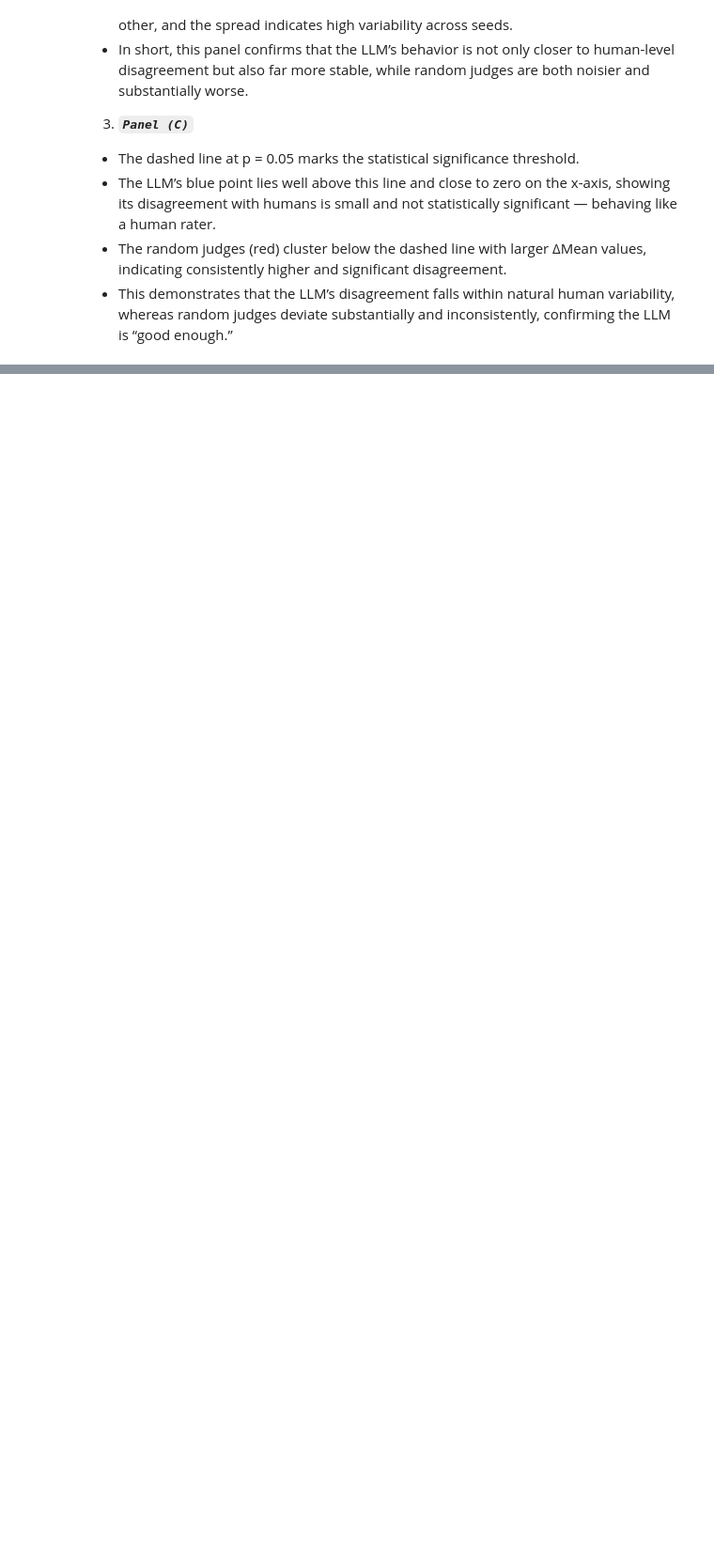
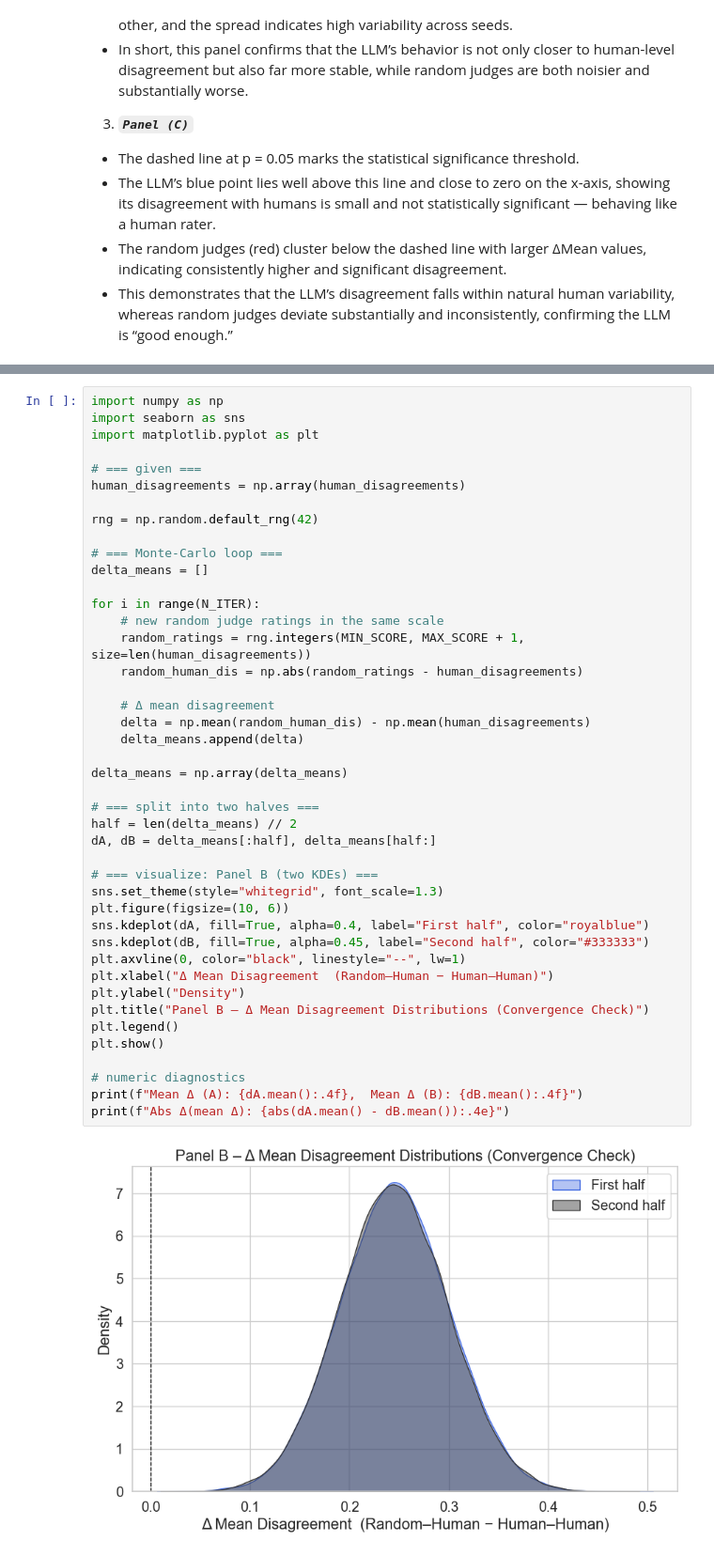
Before and after one commit to Ocean-code-1995/llm-judge-good-enough, a Jupyter notebook: politifact/src/analysis.ipynb, the cells around one changed output, grey strips where cells are left out. Shown at 94% size. Cells and saved outputs as stored; diff of their text form; blank space fills up the shorter version.

```diff
--- a/politifact/src/analysis.ipynb
+++ b/politifact/src/analysis.ipynb
@@ -413,0 +514,45 @@ judge.visualize_robustness(
+# %%
+import numpy as np
+import seaborn as sns
+import matplotlib.pyplot as plt
+
+# === given ===
+human_disagreements = np.array(human_disagreements)
+
+rng = np.random.default_rng(42)
+
+# === Monte-Carlo loop ===
+delta_means = []
+
+for i in range(N_ITER):
+    # new random judge ratings in the same scale
+    random_ratings = rng.integers(MIN_SCORE, MAX_SCORE + 1, size=len(human_disagreements))
+    random_human_dis = np.abs(random_ratings - human_disagreements)
+
+    # Δ mean disagreement
+    delta = np.mean(random_human_dis) - np.mean(human_disagreements)
+    delta_means.append(delta)
+
+delta_means = np.array(delta_means)
+
+# === split into two halves ===
+half = len(delta_means) // 2
+dA, dB = delta_means[:half], delta_means[half:]
+
+# === visualize: Panel B (two KDEs) ===
+sns.set_theme(style="whitegrid", font_scale=1.3)
+plt.figure(figsize=(10, 6))
+sns.kdeplot(dA, fill=True, alpha=0.4, label="First half", color="royalblue")
+sns.kdeplot(dB, fill=True, alpha=0.45, label="Second half", color="#333333")
+plt.axvline(0, color="black", linestyle="--", lw=1)
+plt.xlabel("Δ Mean Disagreement  (Random–Human − Human–Human)")
+plt.ylabel("Density")
+plt.title("Panel B – Δ Mean Disagreement Distributions (Convergence Check)")
+plt.legend()
+plt.show()
+
+# numeric diagnostics
+print(f"Mean Δ (A): {dA.mean():.4f},  Mean Δ (B): {dB.mean():.4f}")
+print(f"Abs Δ(mean Δ): {abs(dA.mean() - dB.mean()):.4e}")
+# %% [output]
+[figure, added]
```
Also changed, not shown: parts of 14 cells of this notebook.
